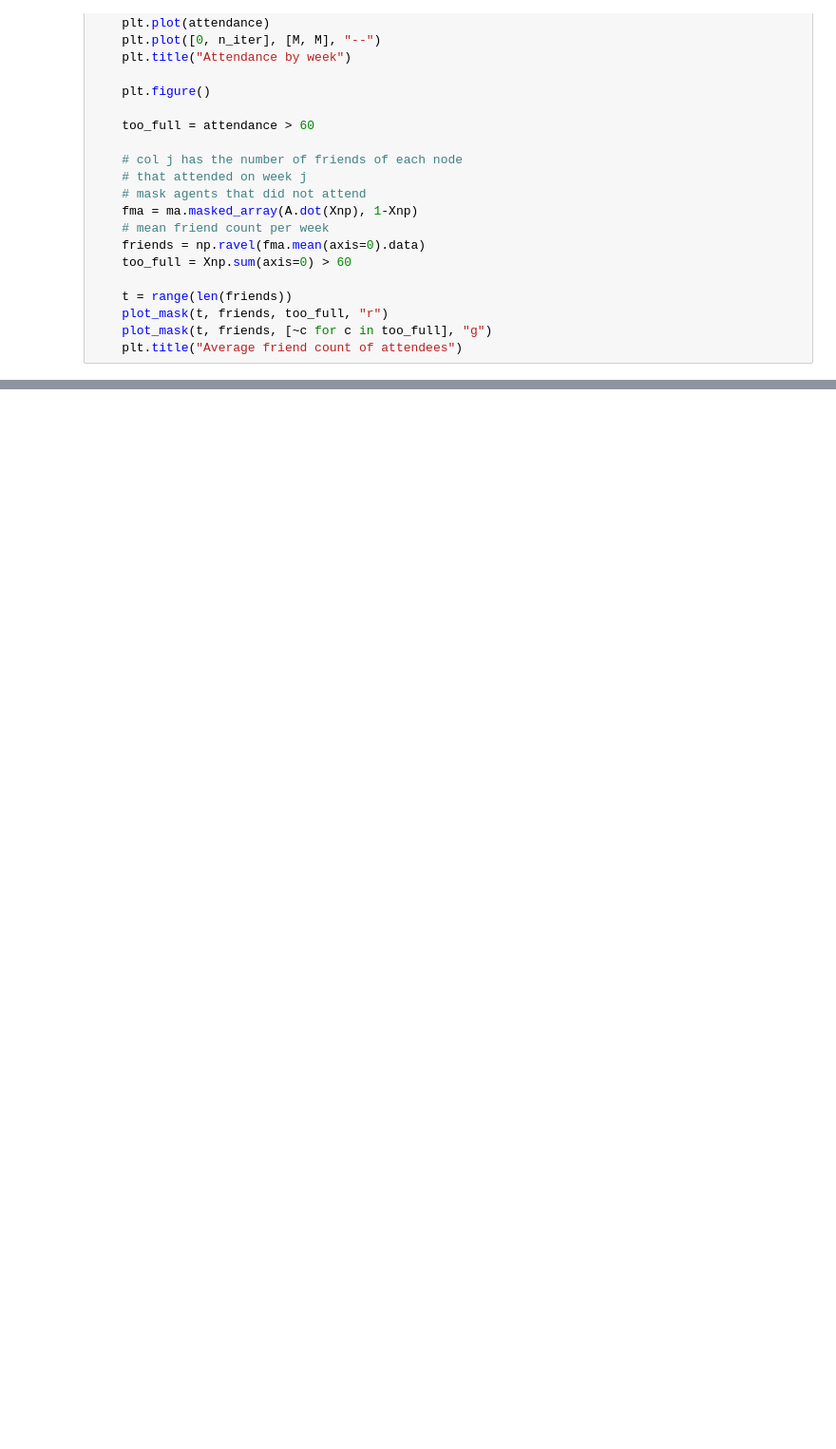
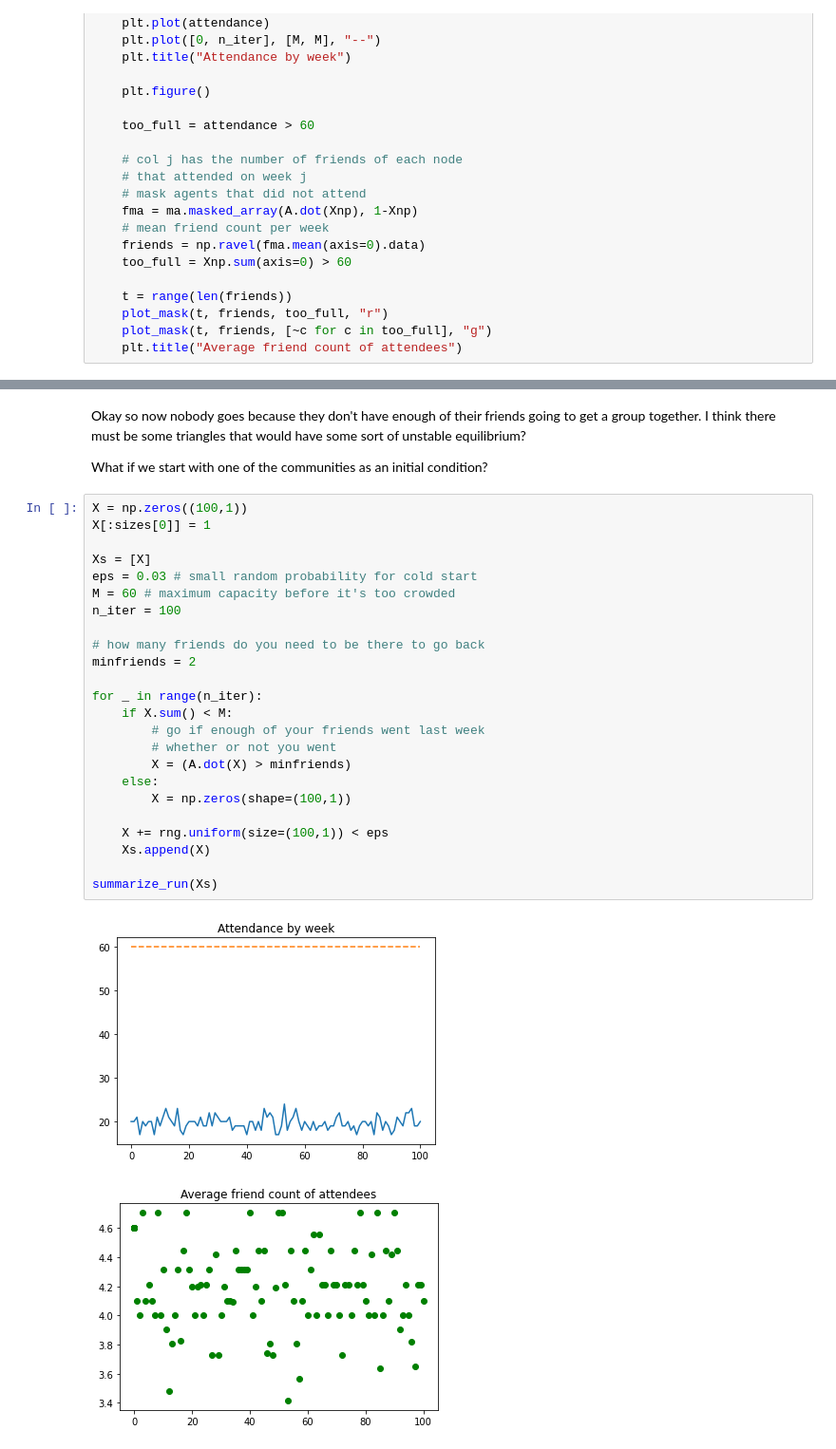
Before and after one commit to rebeku/el-farol, a Jupyter notebook: Notebooks/EF2.ipynb, the cells around one changed output, grey strips where cells are left out. Shown: that part at 95% size. Drawn from its saved outputs; the diff is of its cells as text; blank space fills up the shorter version.

```diff
--- a/Notebooks/EF2.ipynb
+++ b/Notebooks/EF2.ipynb
@@ -80,0 +111,31 @@ summarize_run(Xs)
+# %% [markdown]
+Okay so now nobody goes because they don't have enough of their friends going to get a group together.  I think there must be some triangles that would have some sort of unstable equilibrium?
+
+What if we start with one of the communities as an initial condition?
+# %%
+X = np.zeros((100,1))
+X[:sizes[0]] = 1
+
+Xs = [X]
+eps = 0.03 # small random probability for cold start
+M = 60 # maximum capacity before it's too crowded
+n_iter = 100
+
+# how many friends do you need to be there to go back
+minfriends = 2
+
+for _ in range(n_iter):
+    if X.sum() < M:
+        # go if enough of your friends went last week
+        # whether or not you went
+        X = (A.dot(X) > minfriends)
+    else:
+        X = np.zeros(shape=(100,1))
+
+    X += rng.uniform(size=(100,1)) < eps
+    Xs.append(X)
+
+summarize_run(Xs)
+# %% [output]
+[figure, added]
+[figure, added]
```
Also changed, not shown: parts of 22 cells of this notebook.
